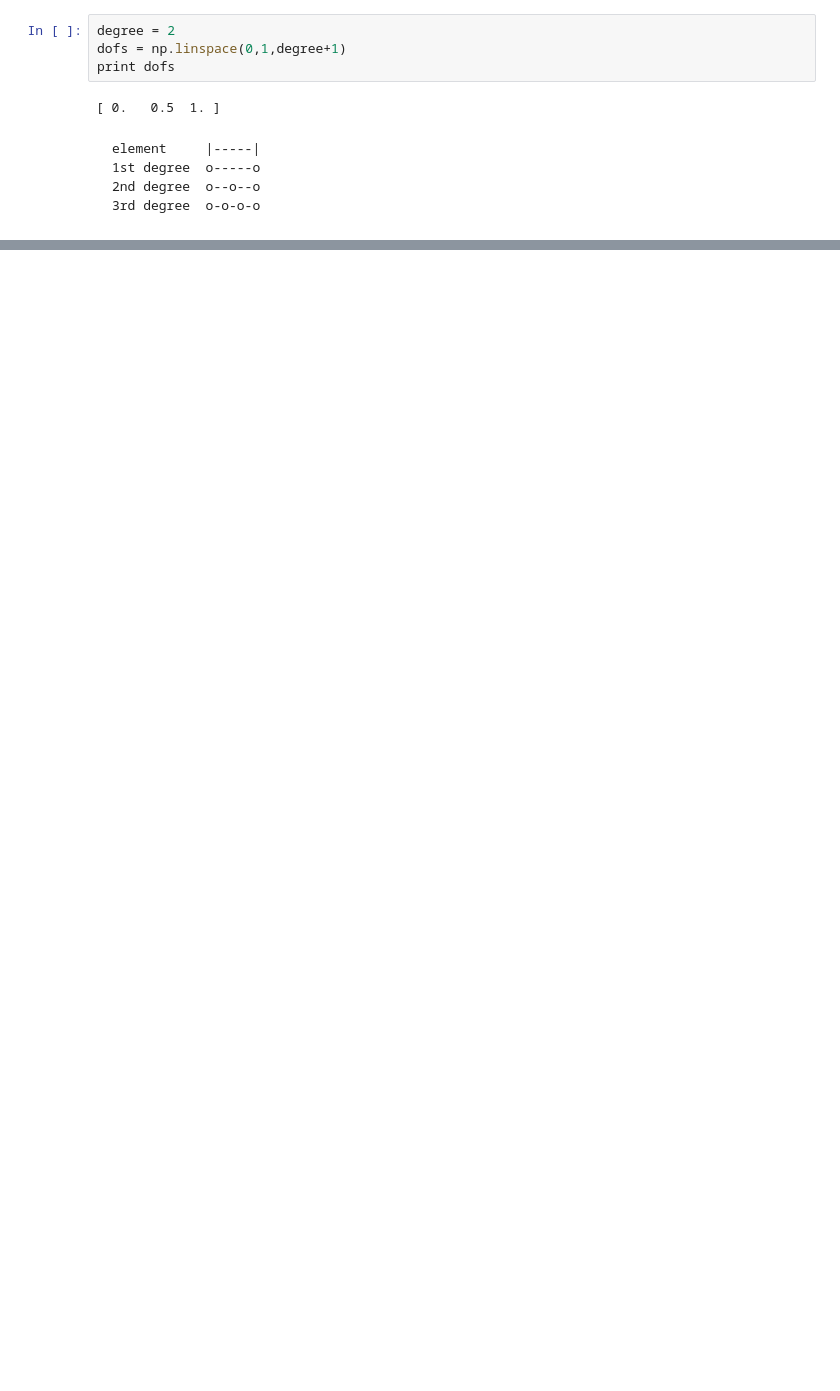
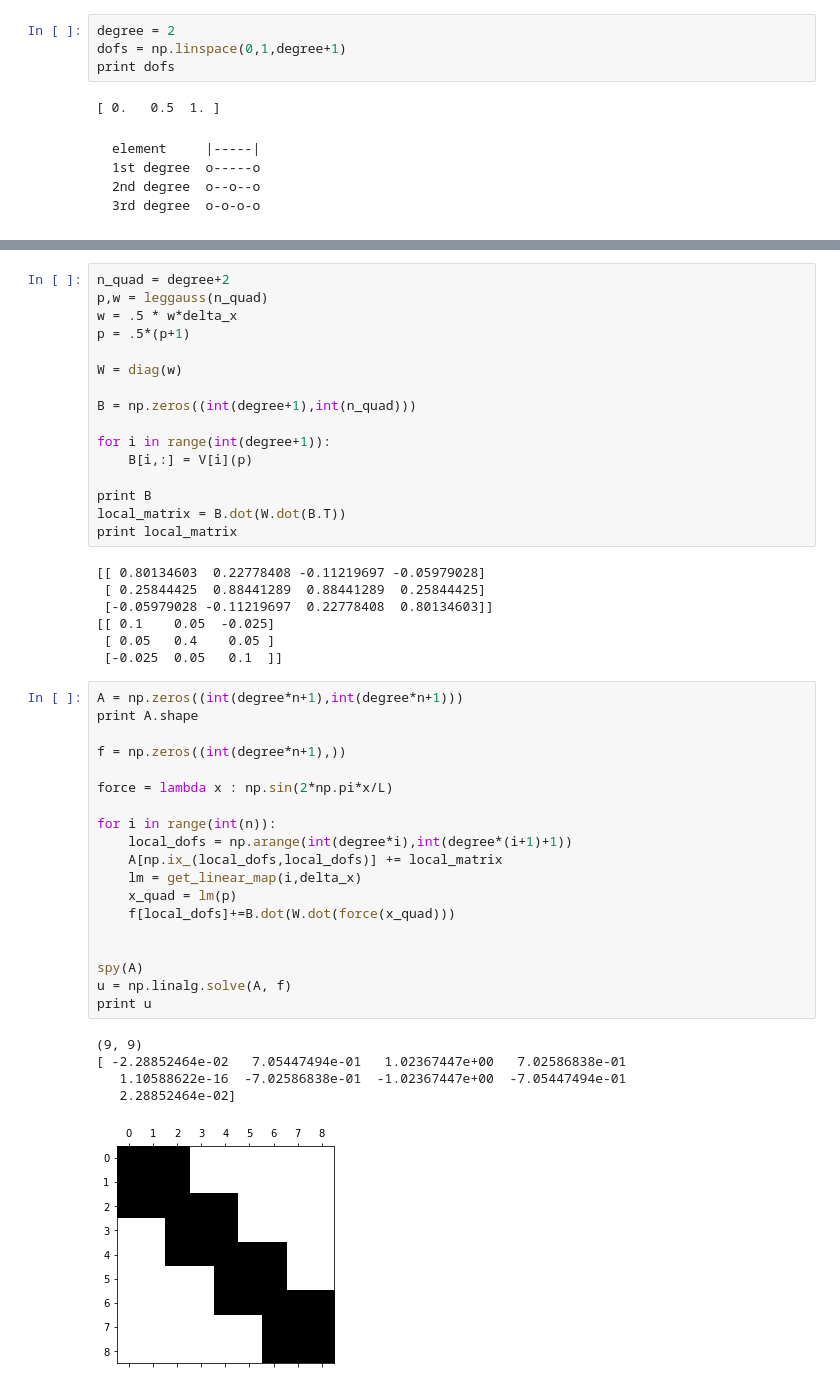
Before and after one commit to nicolacavallini/fem_intro, a Jupyter notebook: fem_playgroud.ipynb, the cells around one changed output, grey strips where cells are left out. Drawn from its saved outputs; the diff is of its cells as text; blank space fills up the shorter version.

```diff
--- a/fem_playgroud.ipynb
+++ b/fem_playgroud.ipynb
@@ -99,0 +182,48 @@ plot(dofs, 0*dofs, 'ro')
+# %%
+n_quad = degree+2
+p,w = leggauss(n_quad)
+w = .5 * w*delta_x
+p = .5*(p+1)
+
+W = diag(w)
+
+B = np.zeros((int(degree+1),int(n_quad)))
+
+for i in range(int(degree+1)):
+    B[i,:] = V[i](p)
+
+print B
+local_matrix = B.dot(W.dot(B.T))
+print local_matrix
+# %% [output]
+[[ 0.80134603  0.22778408 -0.11219697 -0.05979028]
+ [ 0.25844425  0.88441289  0.88441289  0.25844425]
+ [-0.05979028 -0.11219697  0.22778408  0.80134603]]
+[[ 0.1    0.05  -0.025]
+ [ 0.05   0.4    0.05 ]
+ [-0.025  0.05   0.1  ]]
+# %%
+A = np.zeros((int(degree*n+1),int(degree*n+1)))
+print A.shape
+
+f = np.zeros((int(degree*n+1),))
+
+force = lambda x : np.sin(2*np.pi*x/L)
+
+for i in range(int(n)):
+    local_dofs = np.arange(int(degree*i),int(degree*(i+1)+1))
+    A[np.ix_(local_dofs,local_dofs)] += local_matrix
+    lm = get_linear_map(i,delta_x)
+    x_quad = lm(p)
+    f[local_dofs]+=B.dot(W.dot(force(x_quad)))
+
+
+spy(A)
+u = np.linalg.solve(A, f)
+print u
+# %% [output]
+(9, 9)
+[ -2.28852464e-02   7.05447494e-01   1.02367447e+00   7.02586838e-01
+   1.10588622e-16  -7.02586838e-01  -1.02367447e+00  -7.05447494e-01
+   2.28852464e-02]
+[figure, added]
```
Also changed, not shown: parts of 17 cells of this notebook.
